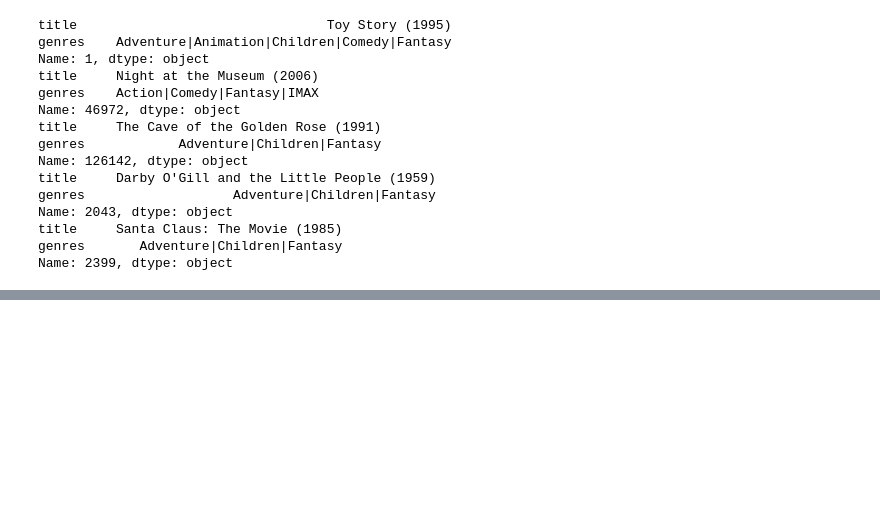
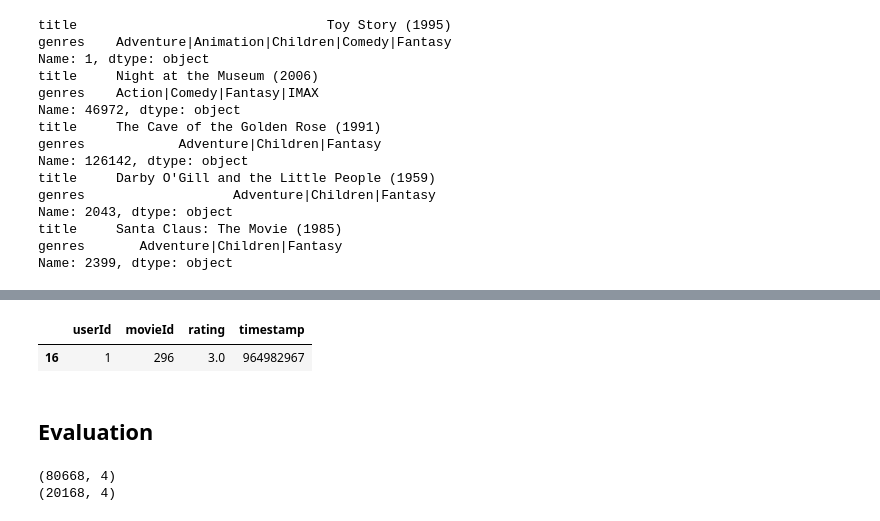
Before and after one commit to del-luna/Recommendation-System-Study, a Jupyter notebook: content-based/Content_based.ipynb, the cells around one changed output, grey strips where cells are left out. Drawn from its saved outputs; the diff is of its cells as text; code cells hidden in the pictures; blank space fills up the shorter version.

```diff
--- a/content-based/Content_based.ipynb
+++ b/content-based/Content_based.ipynb
@@ -322,0 +381,16 @@ Name: 2399, dtype: object
+# %%
+ratings_df[ratings_df['userId']==1][ratings_df['movieId']==296]
+# %% [output]
+|  | userId | movieId | rating | timestamp |
+| 16 | 1 | 296 | 3.0 | 964982967 |
+# %% [markdown]
+## Evaluation
+# %%
+train_df, test_df = train_test_split(ratings_df, test_size=0.2, random_state=42)
+test_userids = list(set(test_df.userId.values))
+
+print(train_df.shape)
+print(test_df.shape)
+# %% [output]
+(80668, 4)
+(20168, 4)
```
Also changed, not shown: parts of 15 cells of this notebook.
